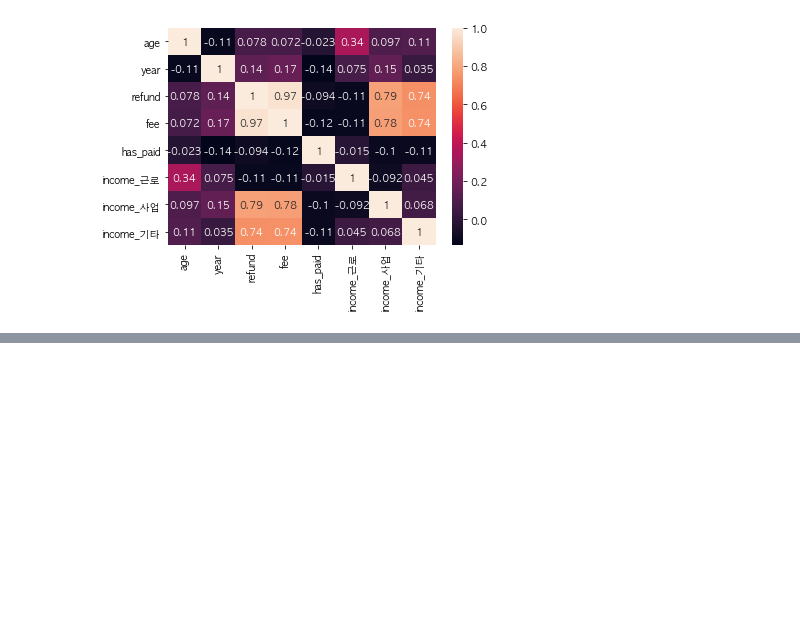
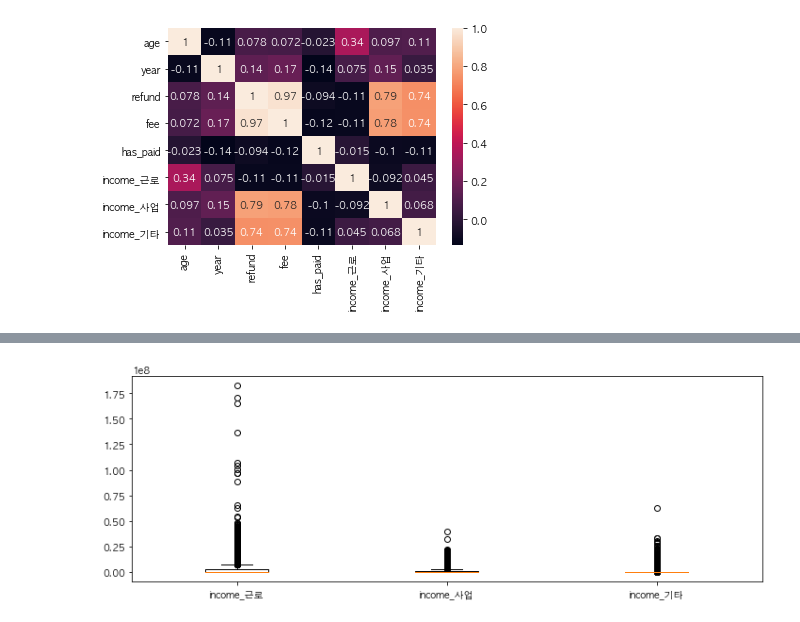
Before and after one commit to HenryK09/team3_wanted_onboarding, a Jupyter notebook: Week2_고정현/Week2_1.ipynb, the cells around one changed output, grey strips where cells are left out. Drawn from its saved outputs; the diff is of its cells as text; code cells hidden in the pictures; blank space fills up the shorter version.

```diff
--- a/Week2_고정현/Week2_1.ipynb
+++ b/Week2_고정현/Week2_1.ipynb
@@ -109,3 +109,7 @@ sns.heatmap(df[['age', 'gender', 'year', 'refund', 'fee', 'has_paid', 'income_
 #환급액에 비례해서 수수료를 지불하기 때문에 수수료 - 환급액의 양의 상관관계가 강하다
 #연령과 근로소득에는 상관관계 존재. 연차 때문이겠고
 #환급액, 수수료와 상관관계를 강하게 보이는 유형은 income 중에서도 사업 및 기타소득 -> 근로소득은 연말정산으로 하니까?
+# %%
+df["income_근로"].fillna(0.0, inplace=True)
+df["income_사업"].fillna(0.0, inplace=True)
+df["income_기타"].fillna(0.0, inplace=True)
@@ -111,0 +127,6 @@ sns.heatmap(df[['age', 'gender', 'year', 'refund', 'fee', 'has_paid', 'income_
+# %%
+plt.figure(figsize=(12,4))
+plt.boxplot(x=df[["income_근로", "income_사업", "income_기타"]], labels = ["income_근로", "income_사업", "income_기타"])
+plt.show()
+# %% [output]
+[figure, added]
```
Also changed, not shown: parts of 22 cells of this notebook, 3 other files.
